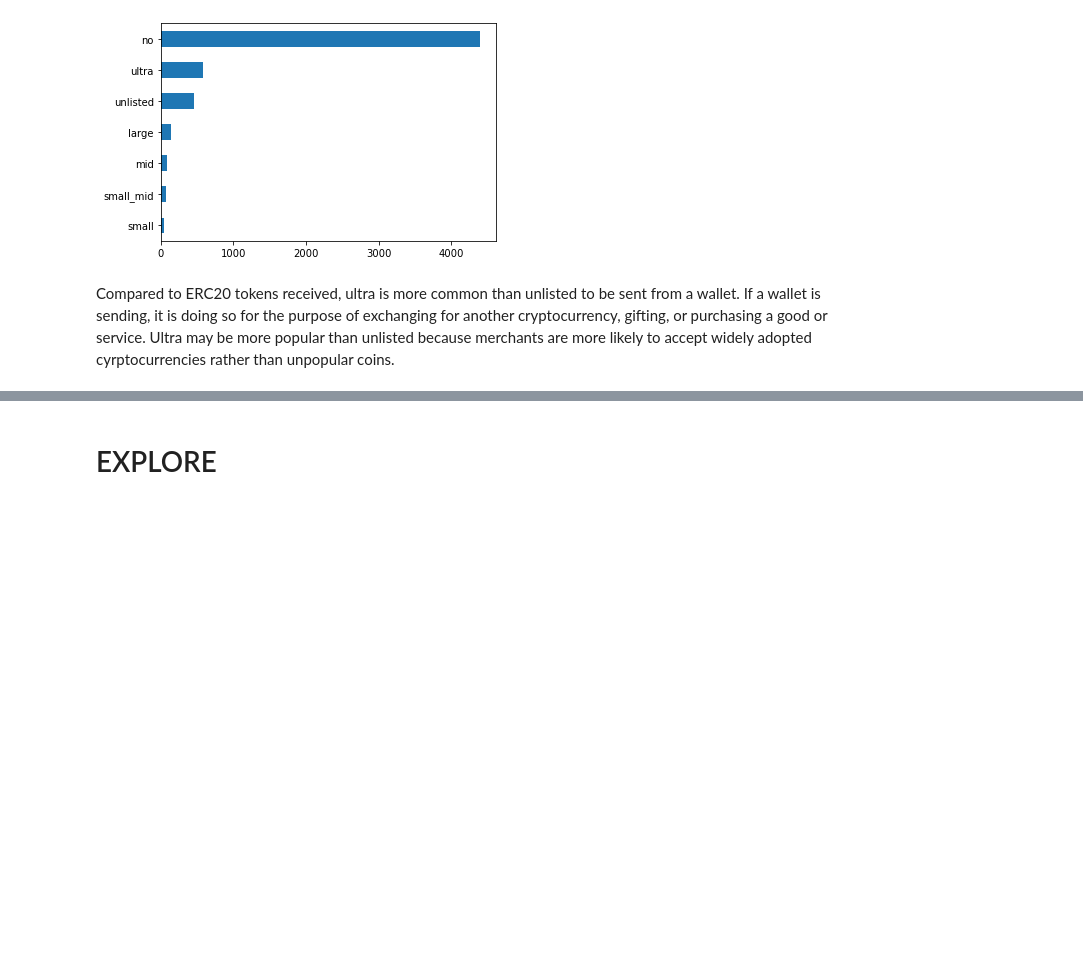
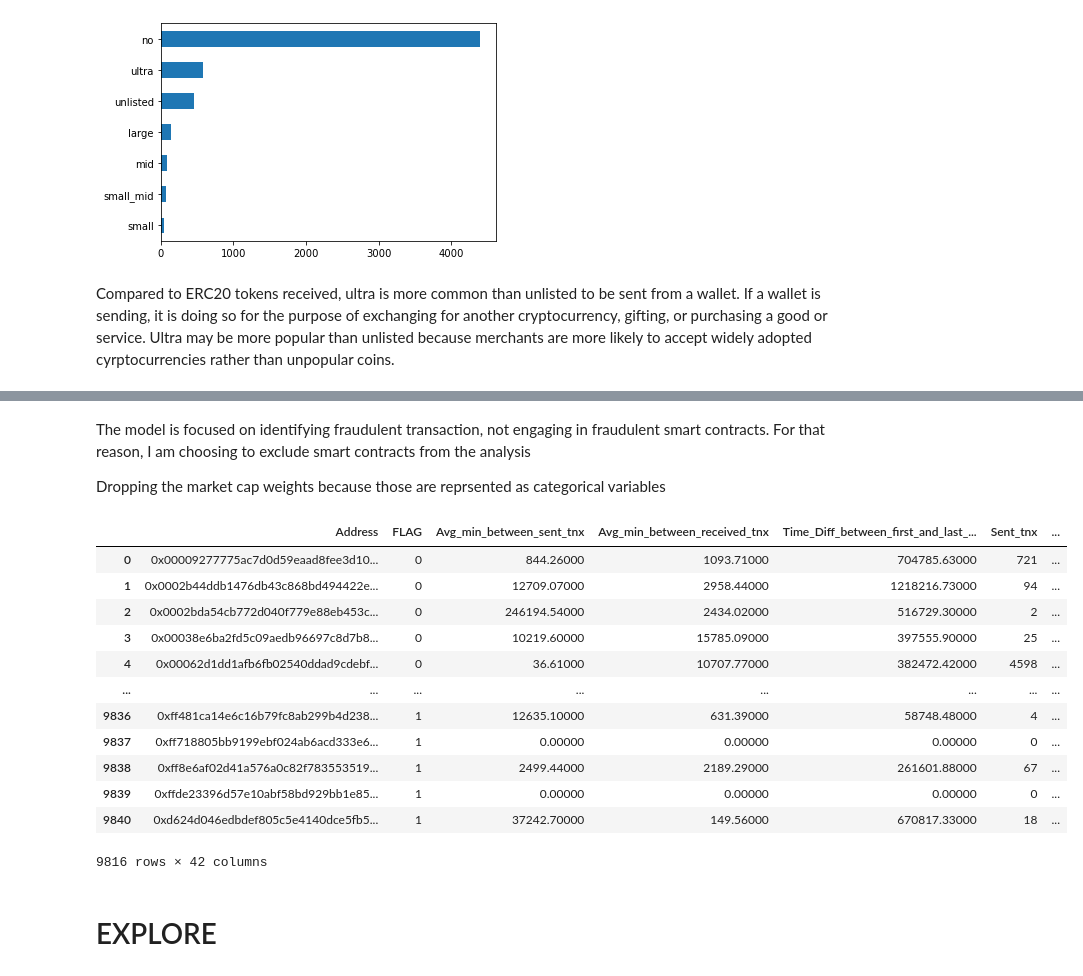
Before and after one commit to kuninethan95/OSEMN, a Jupyter notebook: index_OSEMN.ipynb, the cells around one changed output, grey strips where cells are left out. Drawn from its saved outputs; the diff is of its cells as text; code cells hidden in the pictures; blank space fills up the shorter version.

```diff
--- a/index_OSEMN.ipynb
+++ b/index_OSEMN.ipynb
@@ -714,3 +789,30 @@ Compared to ERC20 tokens received, ultra is more common than unlisted to be sent
+# %%
+cols_to_drop = ['Number_of_Created_Contracts', 'min_value_sent_to_contract', 'max_val_sent_to_contract',
+               'avg_value_sent_to_contract', 'total_ether_sent_contracts', 'ERC20_total_Ether_sent_contract',
+               'ERC20_uniq_rec_contract_addr', 'ERC20_min_val_sent_contract', 'ERC20_max_val_sent_contract',
+               'ERC20_avg_val_sent_contract','cap_dollars_rec', 'cap_dollars_sent']
+# %% [markdown]
+The model is focused on identifying fraudulent transaction, not engaging in fraudulent smart contracts. For that reason, I am choosing to exclude smart contracts from the analysis
+
+Dropping the market cap weights because those are reprsented as categorical variables
+# %%
+df = df.drop(columns=cols_to_drop, axis=1)
+# %%
+df
+# %% [output]
+|  | Address | FLAG | Avg_min_between_sent_tnx | Avg_min_between_received_tnx | Time_Diff_between_first_and_last_... | Sent_tnx | ... |
+| 0 | 0x00009277775ac7d0d59eaad8fee3d10... | 0 | 844.26000 | 1093.71000 | 704785.63000 | 721 | ... |
+| 1 | 0x0002b44ddb1476db43c868bd494422e... | 0 | 12709.07000 | 2958.44000 | 1218216.73000 | 94 | ... |
+| 2 | 0x0002bda54cb772d040f779e88eb453c... | 0 | 246194.54000 | 2434.02000 | 516729.30000 | 2 | ... |
+| 3 | 0x00038e6ba2fd5c09aedb96697c8d7b8... | 0 | 10219.60000 | 15785.09000 | 397555.90000 | 25 | ... |
+| 4 | 0x00062d1dd1afb6fb02540ddad9cdebf... | 0 | 36.61000 | 10707.77000 | 382472.42000 | 4598 | ... |
+| ... | ... | ... | ... | ... | ... | ... | ... |
+| 9836 | 0xff481ca14e6c16b79fc8ab299b4d238... | 1 | 12635.10000 | 631.39000 | 58748.48000 | 4 | ... |
+| 9837 | 0xff718805bb9199ebf024ab6acd333e6... | 1 | 0.00000 | 0.00000 | 0.00000 | 0 | ... |
+| 9838 | 0xff8e6af02d41a576a0c82f783553519... | 1 | 2499.44000 | 2189.29000 | 261601.88000 | 67 | ... |
+| 9839 | 0xffde23396d57e10abf58bd929bb1e85... | 1 | 0.00000 | 0.00000 | 0.00000 | 0 | ... |
+| 9840 | 0xd624d046edbdef805c5e4140dce5fb5... | 1 | 37242.70000 | 149.56000 | 670817.33000 | 18 | ... |
+9816 rows × 42 columns
 # %% [markdown]
 # EXPLORE
 # %% [markdown]
```
Also changed, not shown: parts of 16 cells of this notebook.
